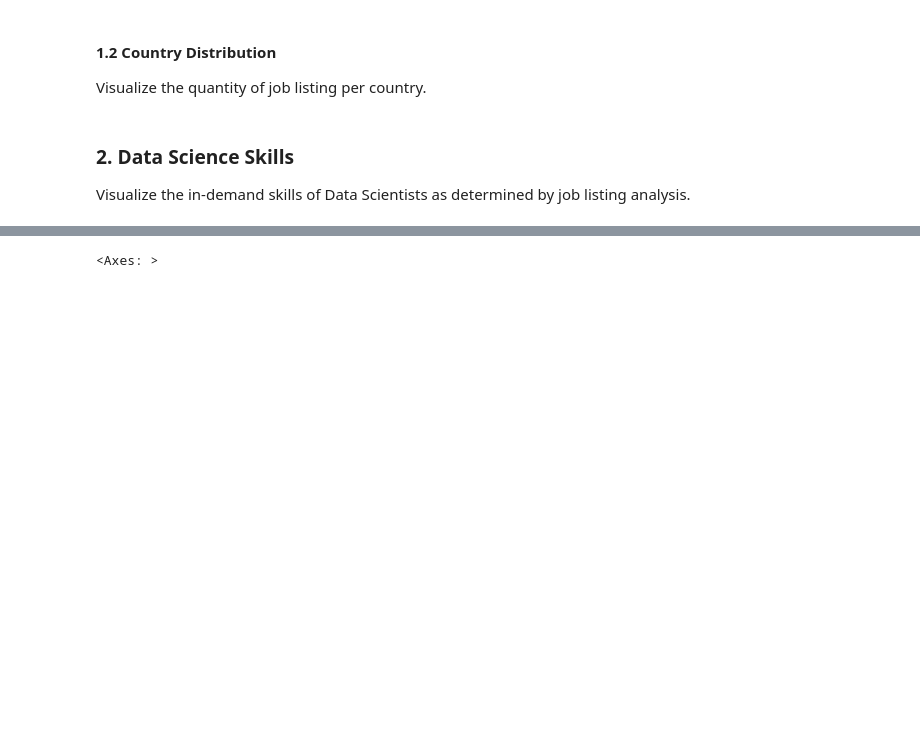
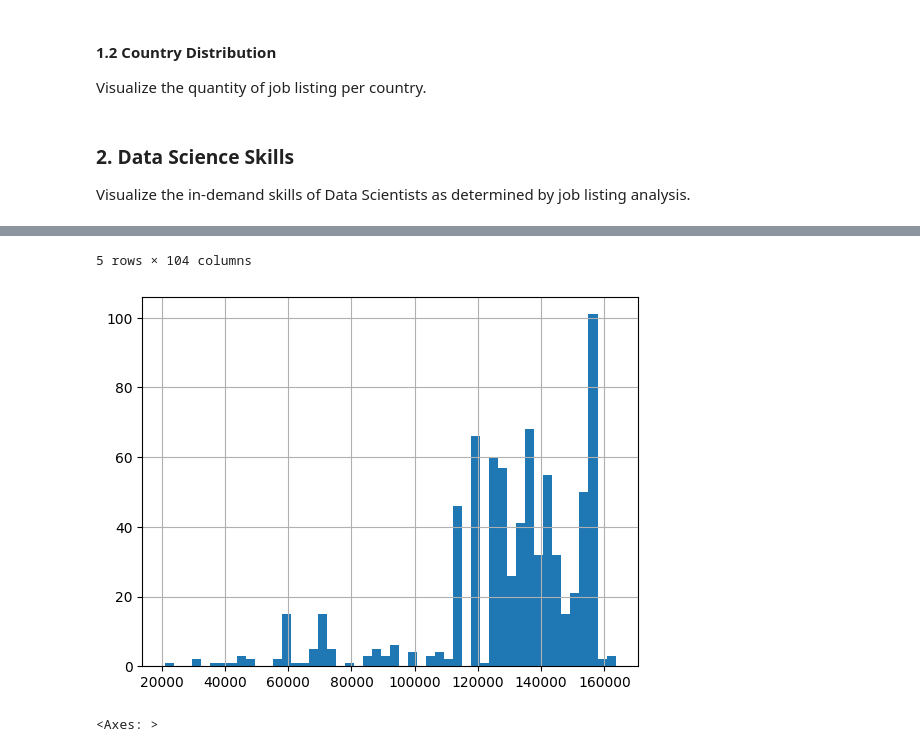
Before and after one commit to trav-d13/Data-Science-Job-Market-Analysis, a Jupyter notebook: eda.ipynb, the cells around one changed output, grey strips where cells are left out. Cells and saved outputs as stored; diff of their text form; code cells hidden in the pictures; blank space fills up the shorter version.

```diff
--- a/eda.ipynb
+++ b/eda.ipynb
@@ -184,0 +207,9 @@ salary_monthly.hist(bins=50)
+# %%
+df_clean = df[df.salary > 15000]
+df_clean = df_clean[df_clean.salary < 165000]
+df_clean.salary.hist(bins=50)
+df_clean.head()
+# plt.title("Salary distribution")
+# plt.xlabel("Amount (EUR)")
+# plt.ylabel("Count")
+# %% [output]
@@ -185,3 +222,5 @@ salary_monthly.hist(bins=50)
+5 rows × 104 columns
+[figure, added]
 # %%
 salary_yearly = salaries[salaries>15000]
 salary_yearly = salary_yearly[salary_yearly<700000]
```
Also changed, not shown: parts of 17 cells of this notebook.
